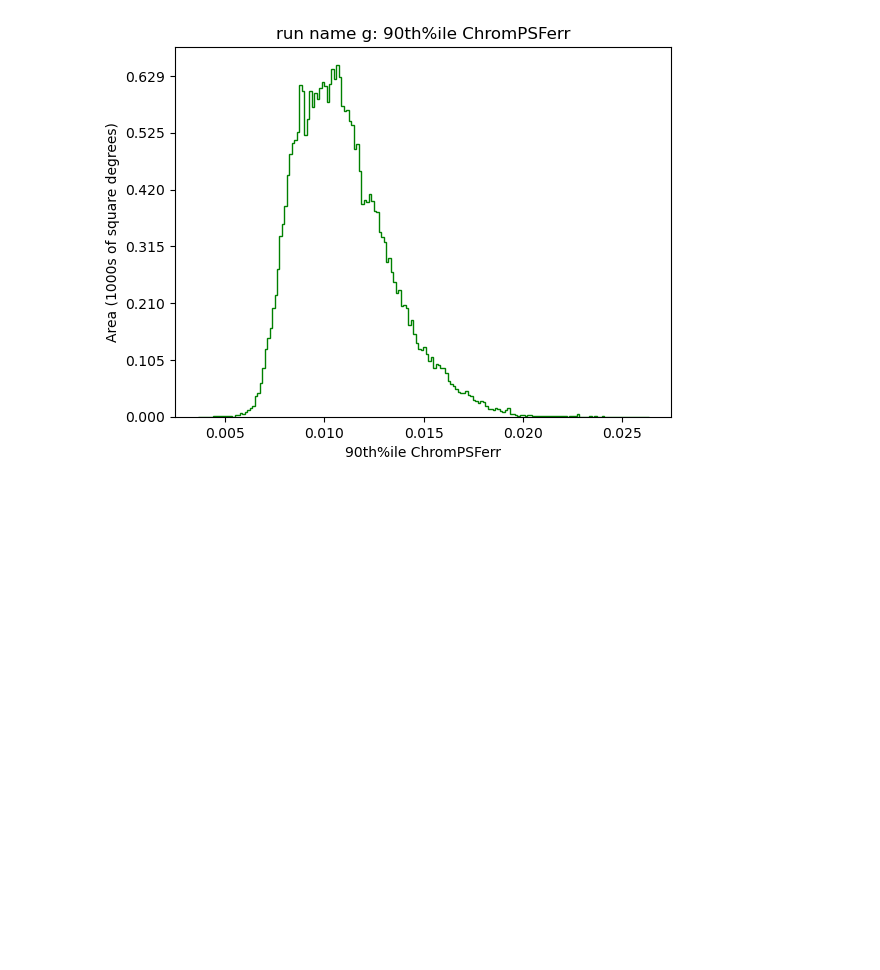
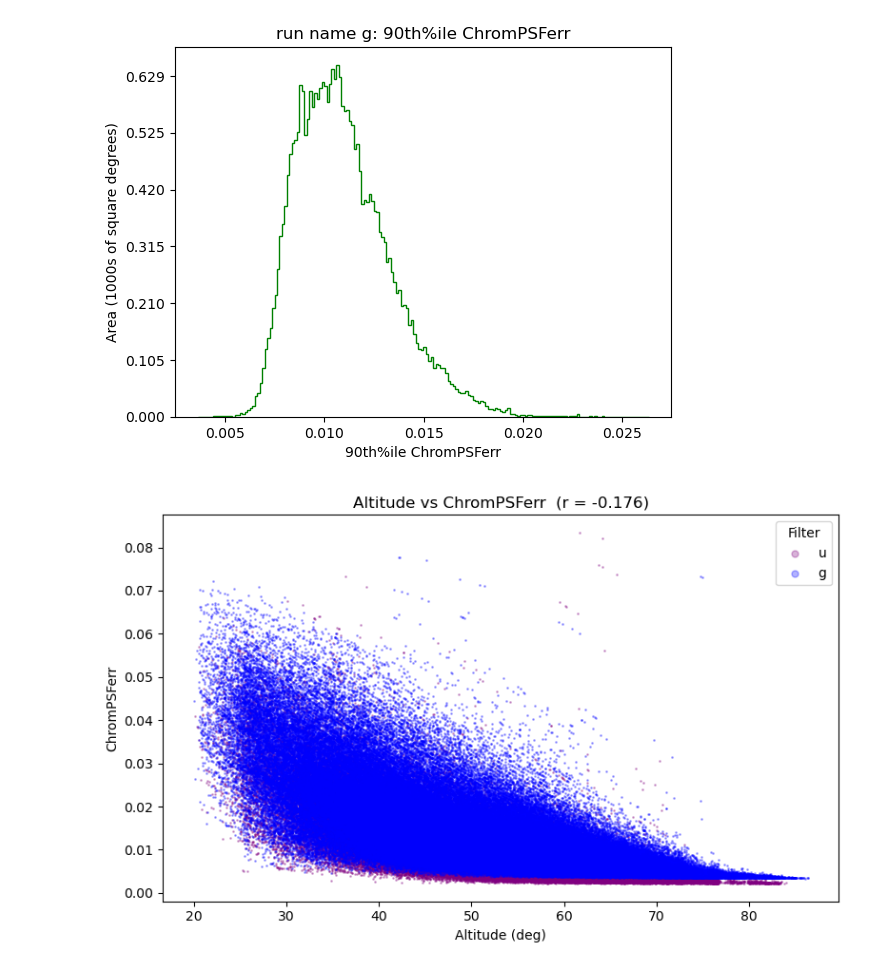
Before and after one commit to LSSTDESC/DifferentialCR, a Jupyter notebook: DCRSecondStacker.ipynb, the cells around one changed output. Drawn from its saved outputs; the diff is of its cells as text; code cells hidden in the pictures; blank space fills up the shorter version.

Commit message:
added plot for comparing ChromPSFerr and altitude

```diff
--- a/DCRSecondStacker.ipynb
+++ b/DCRSecondStacker.ipynb
@@ -1162,3 +1163,25 @@ example5_bg.plot_all(closefigs=False)
 [figure]
 [figure]
 [figure]
+# %%
+# --- Plot altitude vs ChromPSFerr correlation
+
+fig, ax = plt.subplots(figsize=(8, 5))
+
+filter_colors = {'u': 'purple', 'g': 'blue'}
+for band, color in filter_colors.items():
+    mask = obs_stacked_3['filter'] == band
+    ax.scatter(obs_stacked_3['altitude'][mask],
+        obs_stacked_3['ChromPSFerr'][mask],
+        s=1, alpha=0.3, color=color, label=band
+    )
+
+corr = np.corrcoef(np.degrees(obs_stacked_3['altitude']), obs_stacked_3['ChromPSFerr'])[0, 1]
+ax.set_xlabel('Altitude (deg)')
+ax.set_ylabel('ChromPSFerr')
+ax.set_title(f'Altitude vs ChromPSFerr  (r = {corr:.3f})')
+ax.legend(title='Filter', markerscale=5)
+plt.tight_layout()
+plt.show()
+# %% [output]
+[figure, added]
```
Also changed, not shown: parts of 1 cell of this notebook.
